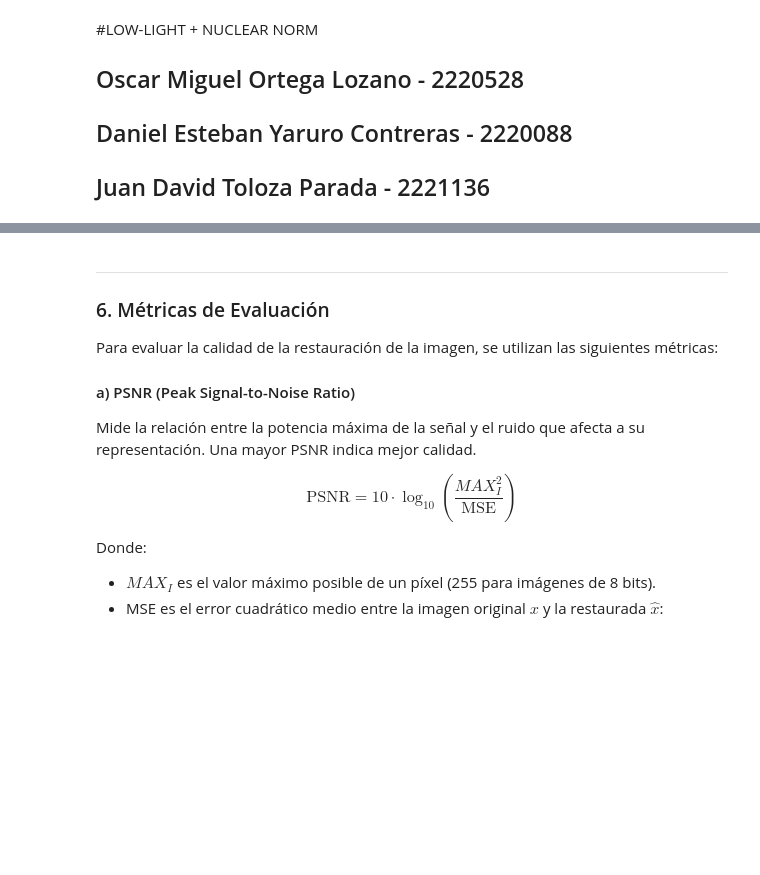
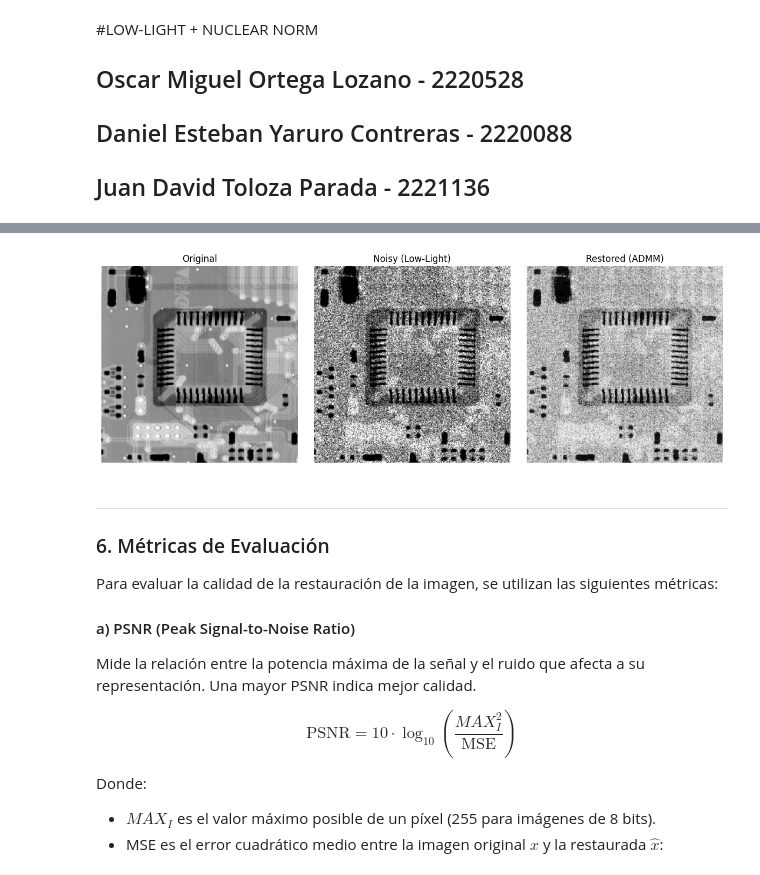
Before and after one commit to Nightcrawler9x/ADMM_algorithm, a Jupyter notebook: Proyecto.ipynb, the cells around one changed output, grey strips where cells are left out. Saved outputs shown, nothing was run; the diff lists cells and outputs as text; code cells hidden in the pictures; blank space fills up the shorter version.

```diff
--- a/Proyecto.ipynb
+++ b/Proyecto.ipynb
@@ -232,3 +208,9 @@ plt.show()
+# %%
+#@title Imagen 2
+restored2 = admm_poisson_nuclear(Y2, lambd=0.5, rho=5.0, max_iter=200, step_size=0.05)
+ploteo(img2,Y2,restored2)
+# %% [output]
+[figure, added]
 # %% [markdown]
 ---
 
```
Also changed, not shown: parts of 9 cells of this notebook.
